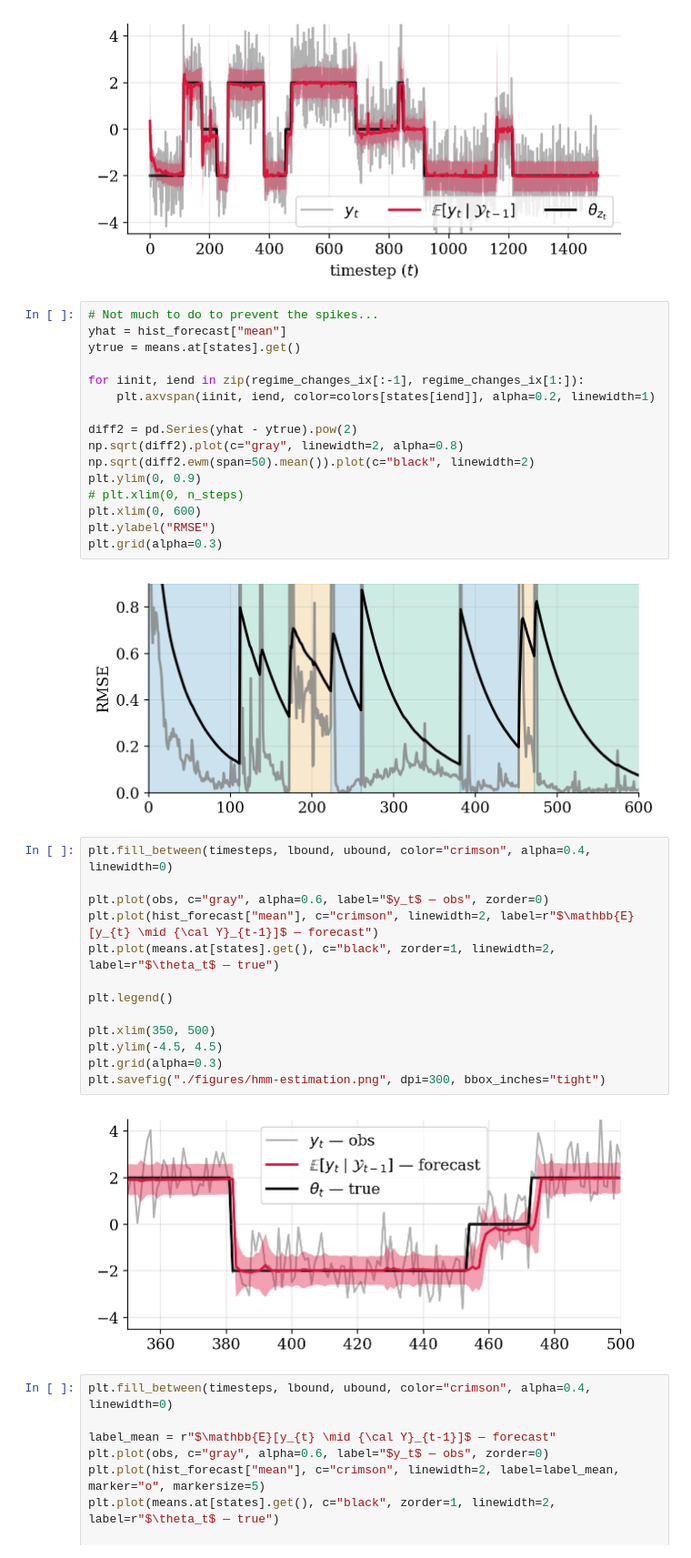
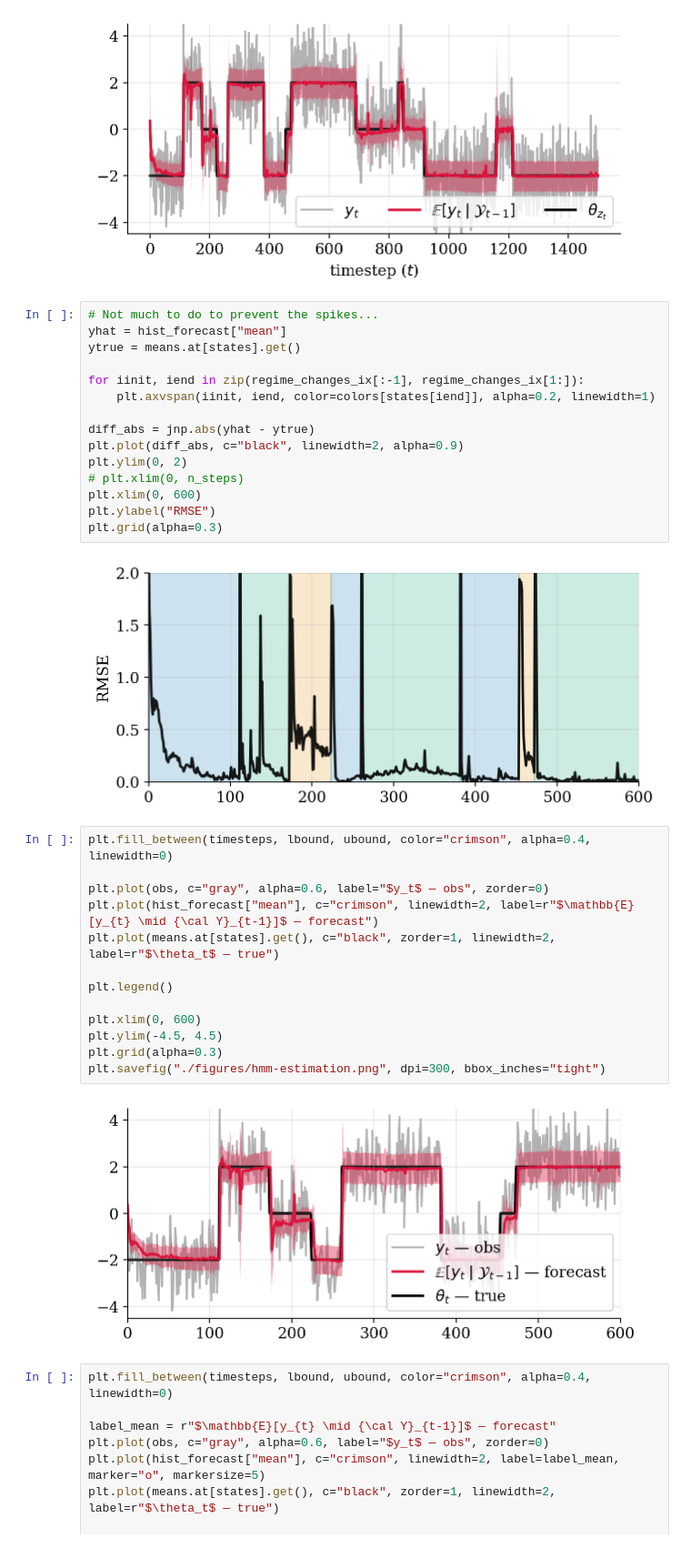
Before and after one commit to gerdm/bayes, a Jupyter notebook: online-hmm.ipynb, the cells around one changed output. Shown at 91% size. Cells and saved outputs as stored; diff of their text form.

```diff
--- a/online-hmm.ipynb
+++ b/online-hmm.ipynb
@@ -547,31 +519,30 @@ ytrue = means.at[states].get()
 for iinit, iend in zip(regime_changes_ix[:-1], regime_changes_ix[1:]):
     plt.axvspan(iinit, iend, color=colors[states[iend]], alpha=0.2, linewidth=1)
 
-diff2 = pd.Series(yhat - ytrue).pow(2)
-np.sqrt(diff2).plot(c="gray", linewidth=2, alpha=0.8)
-np.sqrt(diff2.ewm(span=50).mean()).plot(c="black", linewidth=2)
-plt.ylim(0, 0.9)
+diff_abs = jnp.abs(yhat - ytrue)
+plt.plot(diff_abs, c="black", linewidth=2, alpha=0.9)
+plt.ylim(0, 2)
 # plt.xlim(0, n_steps)
 plt.xlim(0, 600)
 plt.ylabel("RMSE")
 plt.grid(alpha=0.3)
 # %% [output]
-[figure, old version]
+[figure, new version]
 # %%
 plt.fill_between(timesteps, lbound, ubound, color="crimson", alpha=0.4, linewidth=0)
 
 plt.plot(obs, c="gray", alpha=0.6, label="$y_t$ — obs", zorder=0)
 plt.plot(hist_forecast["mean"], c="crimson", linewidth=2, label=r"$\mathbb{E}[y_{t} \mid {\cal Y}_{t-1}]$ — forecast")
 plt.plot(means.at[states].get(), c="black", zorder=1, linewidth=2, label=r"$\theta_t$ — true")
 
 plt.legend()
 
-plt.xlim(350, 500)
+plt.xlim(0, 600)
 plt.ylim(-4.5, 4.5)
 plt.grid(alpha=0.3)
 plt.savefig("./figures/hmm-estimation.png", dpi=300, bbox_inches="tight")
 # %% [output]
-[figure, old version]
+[figure, new version]
 # %%
 plt.fill_between(timesteps, lbound, ubound, color="crimson", alpha=0.4, linewidth=0)
 
```
Also changed, not shown: parts of 18 cells of this notebook.
